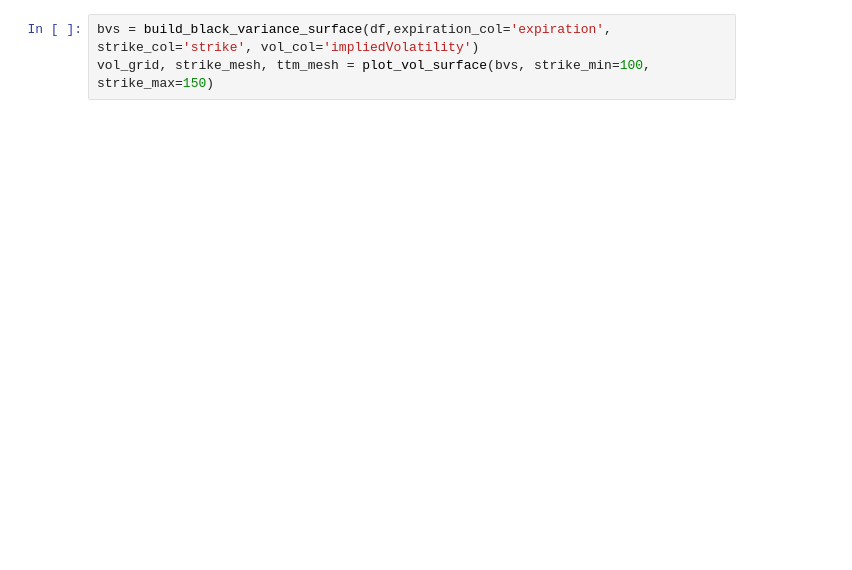
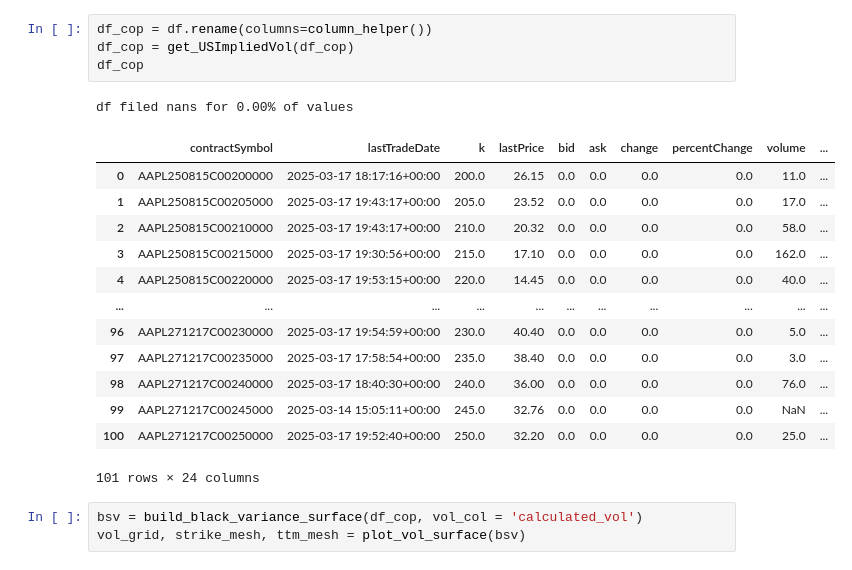
Before and after one commit to Aleo-IH/Derivatives-pricing-engine, a Jupyter notebook: test.ipynb, the cells around one changed output. Cells and saved outputs as stored; diff of their text form; blank space fills up the shorter version.

```diff
--- a/test.ipynb
+++ b/test.ipynb
@@ -30,3 +38,22 @@ Name: impliedVolatility, Length: 2182, dtype: float64
-# %%
-bvs = build_black_variance_surface(df,expiration_col='expiration', strike_col='strike', vol_col='impliedVolatility')
-vol_grid, strike_mesh, ttm_mesh = plot_vol_surface(bvs, strike_min=100, strike_max=150)
+# %%
+df_cop = df.rename(columns=column_helper())
+df_cop = get_USImpliedVol(df_cop)
+df_cop
+# %% [output]
+df filed nans for 0.00% of values
+|  | contractSymbol | lastTradeDate | k | lastPrice | bid | ask | change | percentChange | volume | ... |
+| 0 | AAPL250815C00200000 | 2025-03-17 18:17:16+00:00 | 200.0 | 26.15 | 0.0 | 0.0 | 0.0 | 0.0 | 11.0 | ... |
+| 1 | AAPL250815C00205000 | 2025-03-17 19:43:17+00:00 | 205.0 | 23.52 | 0.0 | 0.0 | 0.0 | 0.0 | 17.0 | ... |
+| 2 | AAPL250815C00210000 | 2025-03-17 19:43:17+00:00 | 210.0 | 20.32 | 0.0 | 0.0 | 0.0 | 0.0 | 58.0 | ... |
+| 3 | AAPL250815C00215000 | 2025-03-17 19:30:56+00:00 | 215.0 | 17.10 | 0.0 | 0.0 | 0.0 | 0.0 | 162.0 | ... |
+| 4 | AAPL250815C00220000 | 2025-03-17 19:53:15+00:00 | 220.0 | 14.45 | 0.0 | 0.0 | 0.0 | 0.0 | 40.0 | ... |
+| ... | ... | ... | ... | ... | ... | ... | ... | ... | ... | ... |
+| 96 | AAPL271217C00230000 | 2025-03-17 19:54:59+00:00 | 230.0 | 40.40 | 0.0 | 0.0 | 0.0 | 0.0 | 5.0 | ... |
+| 97 | AAPL271217C00235000 | 2025-03-17 17:58:54+00:00 | 235.0 | 38.40 | 0.0 | 0.0 | 0.0 | 0.0 | 3.0 | ... |
+| 98 | AAPL271217C00240000 | 2025-03-17 18:40:30+00:00 | 240.0 | 36.00 | 0.0 | 0.0 | 0.0 | 0.0 | 76.0 | ... |
+| 99 | AAPL271217C00245000 | 2025-03-14 15:05:11+00:00 | 245.0 | 32.76 | 0.0 | 0.0 | 0.0 | 0.0 | NaN | ... |
+| 100 | AAPL271217C00250000 | 2025-03-17 19:52:40+00:00 | 250.0 | 32.20 | 0.0 | 0.0 | 0.0 | 0.0 | 25.0 | ... |
+101 rows × 24 columns
+# %%
+bsv = build_black_variance_surface(df_cop, vol_col = 'calculated_vol')
+vol_grid, strike_mesh, ttm_mesh = plot_vol_surface(bsv)
```
Also changed, not shown: parts of 2 cells of this notebook, 4 other files.
